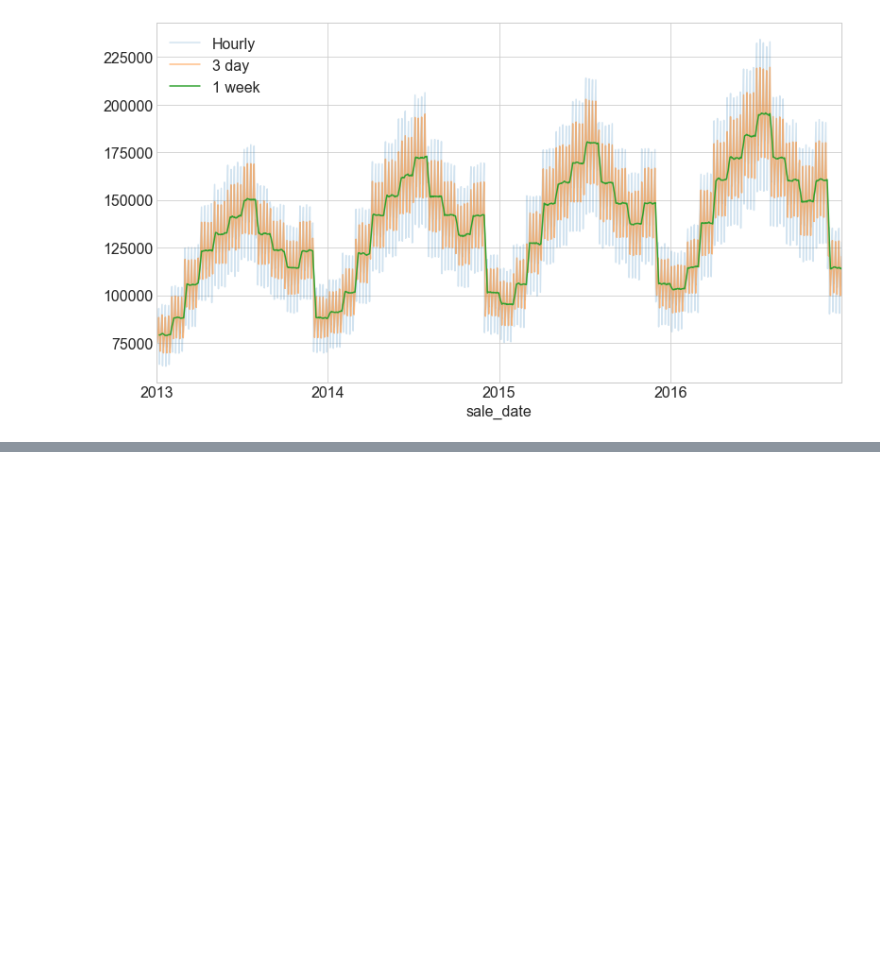
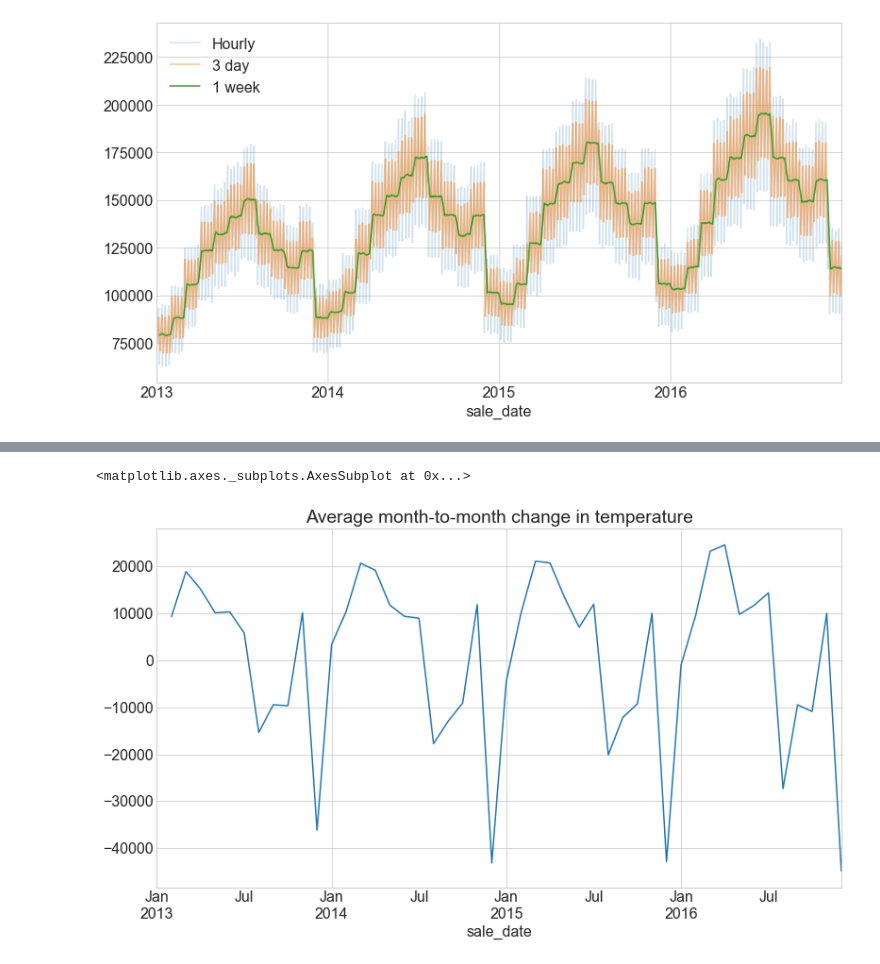
Before and after one commit to matt-c-knight/time-series-exercises, a Jupyter notebook: explore.ipynb, the cells around one changed output, grey strips where cells are left out. Drawn from its saved outputs; the diff is of its cells as text; code cells hidden in the pictures; blank space fills up the shorter version.

```diff
--- a/explore.ipynb
+++ b/explore.ipynb
@@ -309,0 +315,5 @@ plt.legend()
+# %%
+y.resample('M').mean().diff().plot(title='Average month-to-month change in temperature')
+# %% [output]
+<matplotlib.axes._subplots.AxesSubplot at 0x...>
+[figure, added]
```
Also changed, not shown: parts of 15 cells of this notebook.
